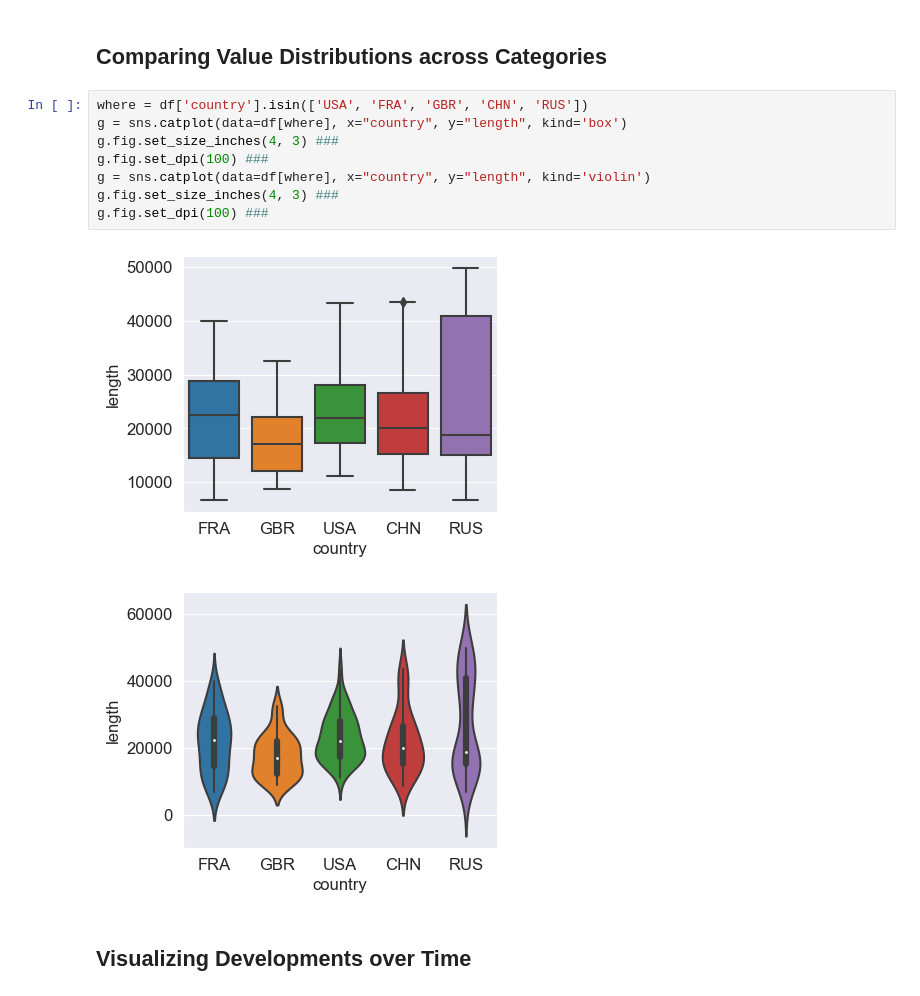
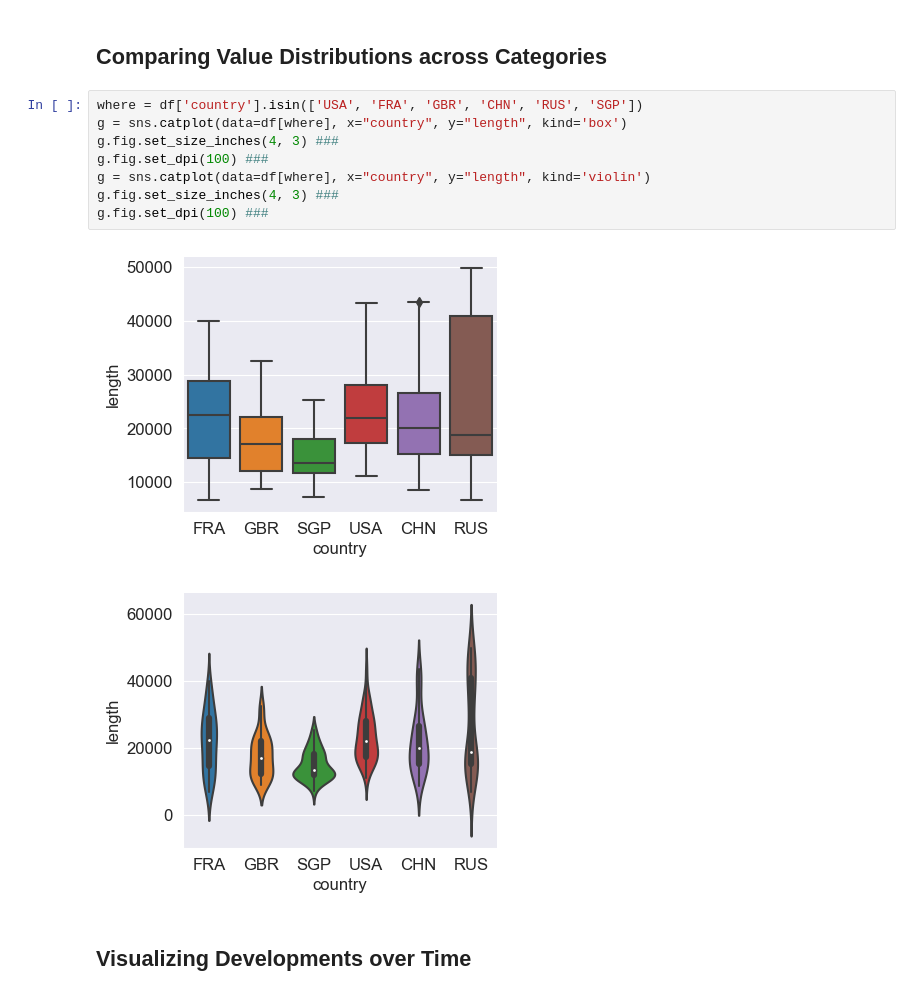
Before and after one commit to furyhawk/blueprints-text, a Jupyter notebook: ch01/First_Insights.ipynb, the cells around one changed output. Drawn from its saved outputs; the diff is of its cells as text.

```diff
--- a/ch01/First_Insights.ipynb
+++ b/ch01/First_Insights.ipynb
@@ -128,16 +128,16 @@ sns.distplot(df['length'], bins=30, kde=True);
 # %% [markdown]
 ## Comparing Value Distributions across Categories
 # %%
-where = df['country'].isin(['USA', 'FRA', 'GBR', 'CHN', 'RUS'])
+where = df['country'].isin(['USA', 'FRA', 'GBR', 'CHN', 'RUS', 'SGP'])
 g = sns.catplot(data=df[where], x="country", y="length", kind='box')
 g.fig.set_size_inches(4, 3) ###
 g.fig.set_dpi(100) ###
 g = sns.catplot(data=df[where], x="country", y="length", kind='violin')
 g.fig.set_size_inches(4, 3) ###
 g.fig.set_dpi(100) ###
 # %% [output]
-[figure, old version]
+[figure, new version]
-[figure, old version]
+[figure, new version]
 # %% [markdown]
 ## Visualizing Developments over Time
 # %%
```
Also changed, not shown: parts of 5 cells of this notebook.
